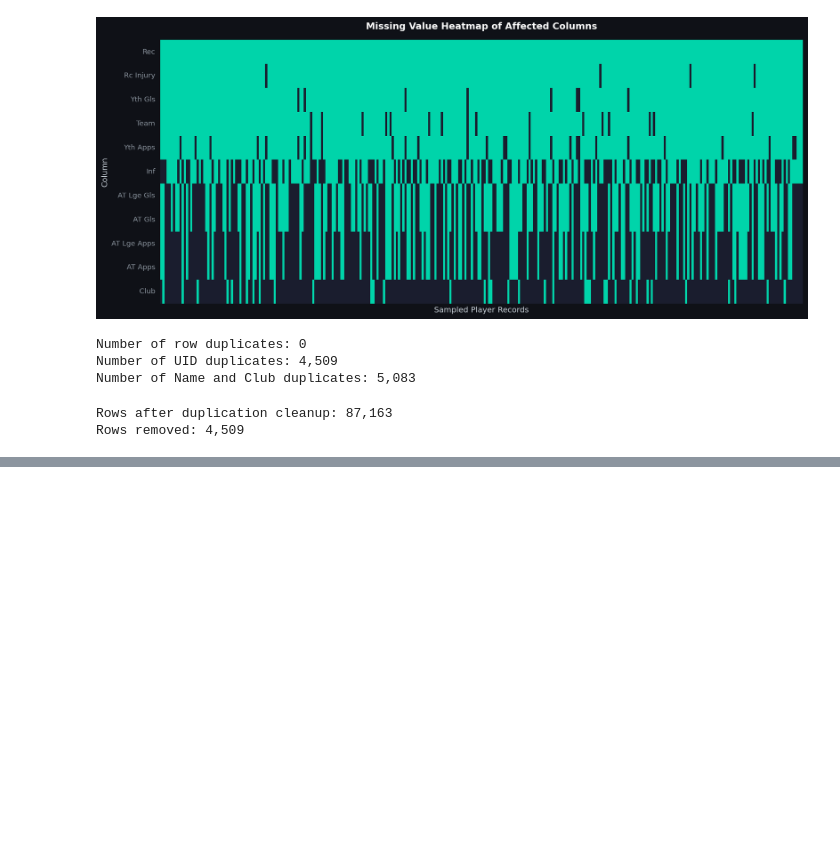
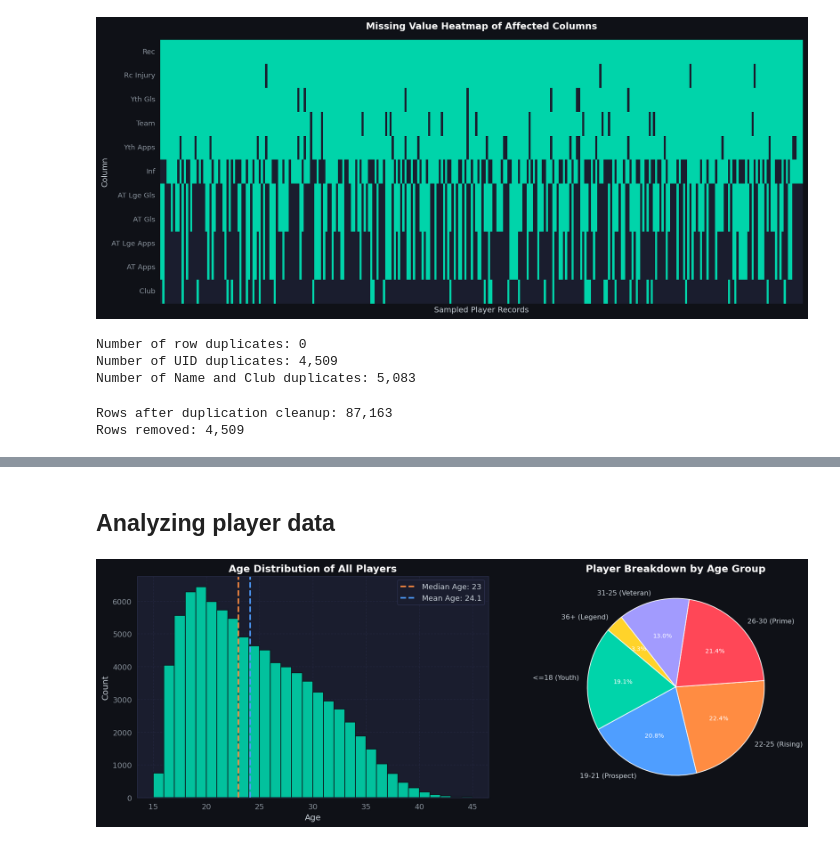
Before and after one commit to snabxo/banana, a Jupyter notebook: projects/football-manager-23/fm23_eda.ipynb, the cells around one changed output, grey strips where cells are left out. Saved outputs shown, nothing was run; the diff lists cells and outputs as text; code cells hidden in the pictures; blank space fills up the shorter version.

Commit message:
[fm23] started analyzing player data

```diff
--- a/projects/football-manager-23/fm23_eda.ipynb
+++ b/projects/football-manager-23/fm23_eda.ipynb
@@ -291,0 +293,52 @@ if "Transfer Value" in dataframe.columns:
+# %% [markdown]
+## Analyzing player data
+# %%
+# assessing age distribution of players
+figure, axis = plt.subplots(1, 2, figsize=(14, 5))
+
+# using histogram
+ax = axis[0]
+
+if "Age" in dataframe.columns:
+    ax.hist(dataframe["Age"].dropna(), bins=30, color=FM_GREEN, edgecolor="#0f1117", alpha=0.9)
+
+    ax.axvline(dataframe["Age"].median(), color=FM_ORANGE, linewidth=2, linestyle="--", label=f"Median Age: {dataframe["Age"].median():.0f}")
+    ax.axvline(dataframe["Age"].mean(), color=FM_BLUE, linewidth=2, linestyle="--", label=f"Mean Age: {dataframe["Age"].mean():.1f}")
+
+    ax.set_title("Age Distribution of All Players")
+    ax.set_xlabel("Age")
+    ax.set_ylabel("Count")
+
+    ax.legend()
+
+
+# using age bracket pie
+ax = axis[1]
+
+if "Age" in dataframe.columns:
+    bins = [0, 18, 21, 25, 30, 35, 100]
+    labels = ["<=18 (Youth)", "19-21 (Prospect)", "22-25 (Rising)", "26-30 (Prime)", "31-25 (Veteran)", "36+ (Legend)"]
+    dataframe["Age Group"] = pd.cut(dataframe["Age"], bins=bins, labels=labels)
+    age_counts = dataframe["Age Group"].value_counts().sort_index()
+
+    wedges, texts, auto_texts = ax.pie(
+        age_counts,
+        labels=age_counts.index,
+        autopct="%1.1f%%",
+        colors=PALETTE[:len(age_counts)],
+        startangle=140,
+        textprops={"fontsize": 9}
+    )
+
+    for text in auto_texts:
+        text.set_color("white")
+        text.set_fontsize(8)
+
+    ax.set_title("Player Breakdown by Age Group")
+
+
+plt.tight_layout()
+plt.savefig("visuals/age_distribution.png", bbox_inches="tight", facecolor="#0f1117")
+plt.show()
+# %% [output]
+[figure, added]
```
Also changed, not shown: parts of 3 cells of this notebook, 2 other files.
